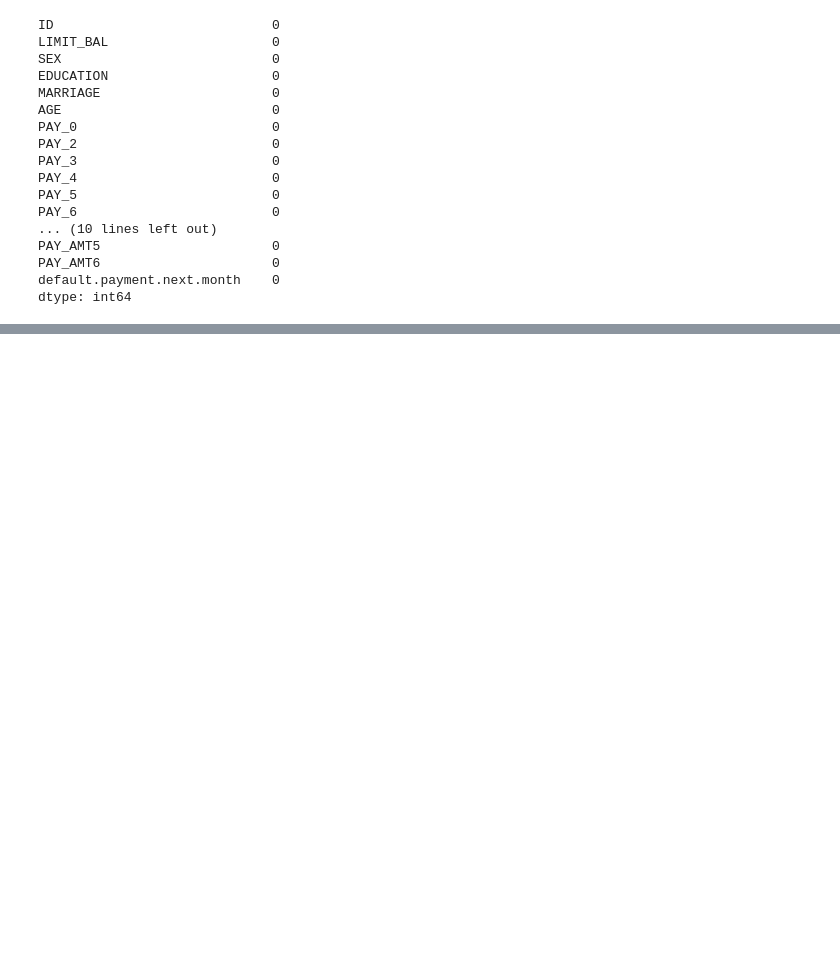
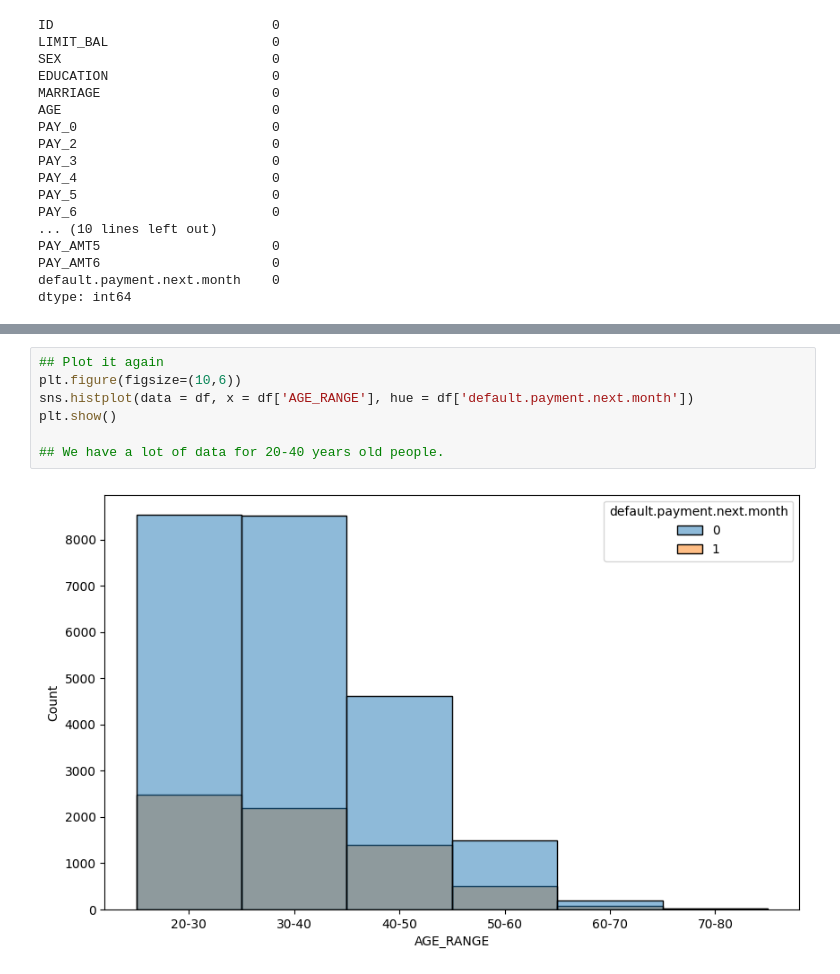
Before and after one commit to eeeds/Github-Actions-Project, a Jupyter notebook: notebooks/notebook.ipynb, the cells around one changed output, grey strips where cells are left out. Cells and saved outputs as stored; diff of their text form; blank space fills up the shorter version.

```diff
--- a/notebooks/notebook.ipynb
+++ b/notebooks/notebook.ipynb
@@ -89,0 +121,9 @@ dtype: int64
+# %%
+## Plot it again
+plt.figure(figsize=(10,6))
+sns.histplot(data = df, x = df['AGE_RANGE'], hue = df['default.payment.next.month'])
+plt.show()
+
+## We have a lot of data for 20-40 years old people.
+# %% [output]
+[figure, added]
```
Also changed, not shown: parts of 38 cells of this notebook, 2 other files.
